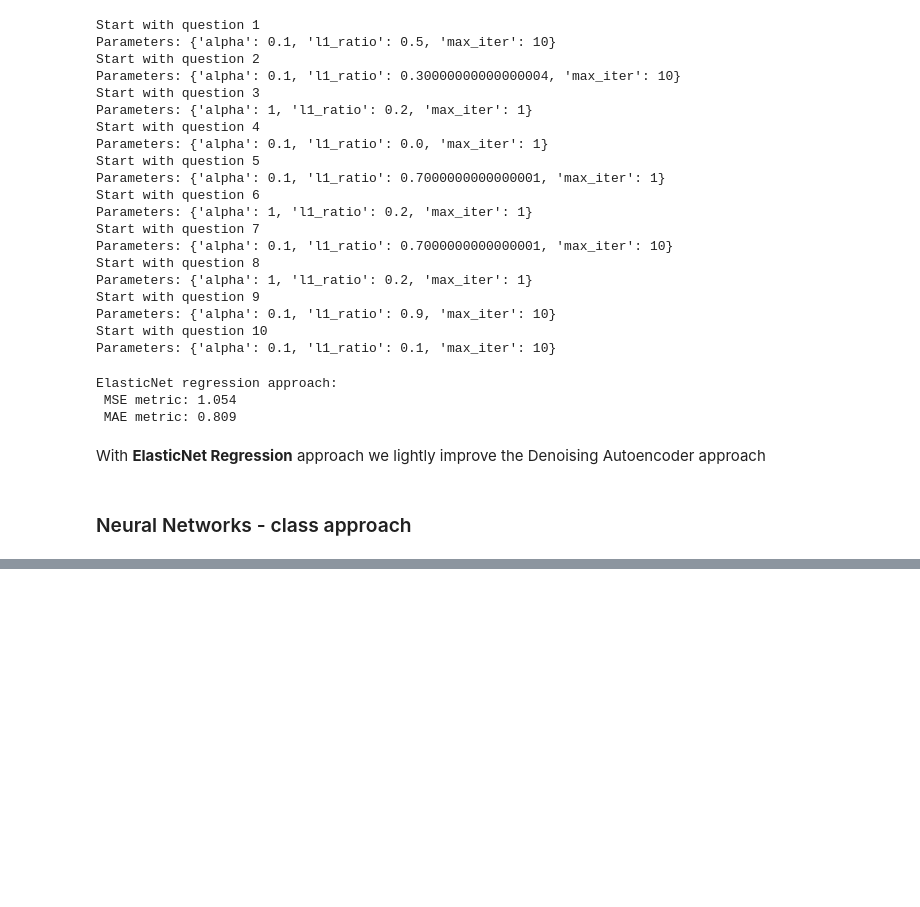
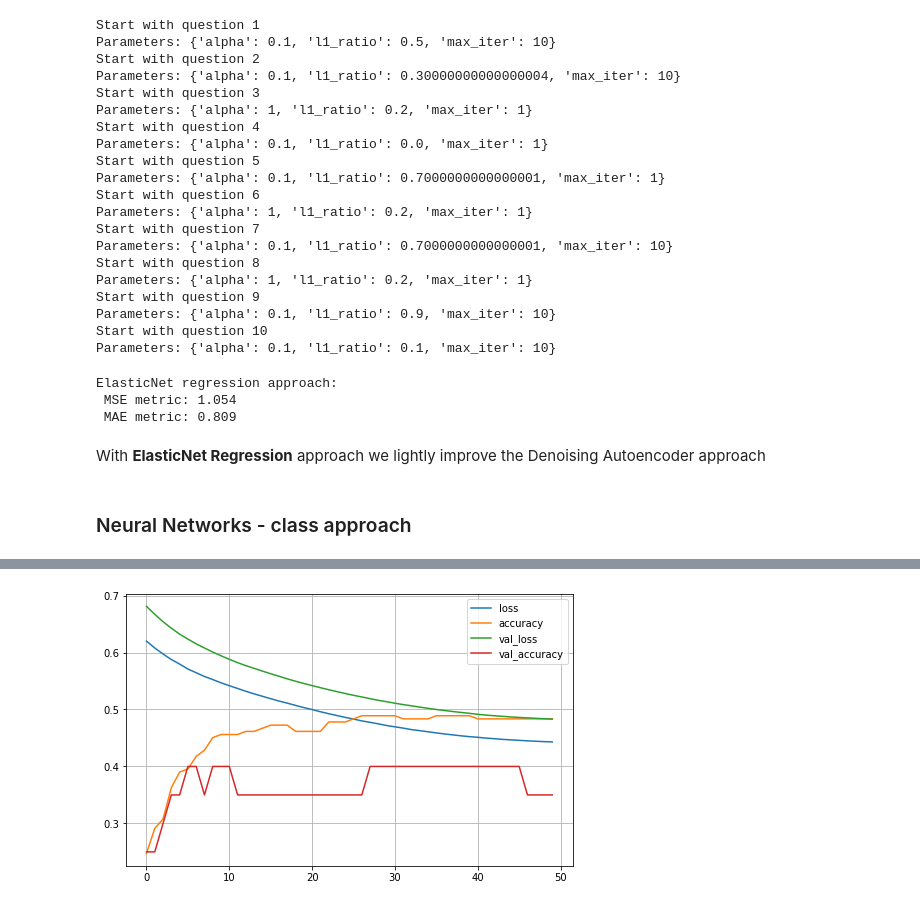
Before and after one commit to pierpaolododorico/five_personalities, a Jupyter notebook: notebook_project.ipynb, the cells around one changed output, grey strips where cells are left out. Drawn from its saved outputs; the diff is of its cells as text; code cells hidden in the pictures; blank space fills up the shorter version.

```diff
--- a/notebook_project.ipynb
+++ b/notebook_project.ipynb
@@ -605,0 +611,20 @@ _________________________________________________________________
+# %%
+tf.random.set_seed(42)
+
+model_2 = tf.keras.models.Sequential([
+    tf.keras.Input(shape=(10,)),
+    tf.keras.layers.Dense(16, activation="relu"),
+    tf.keras.layers.Dense(16, activation="relu"),
+    tf.keras.layers.Dense(5, activation="softmax")
+])
+
+model_2.compile(loss="binary_crossentropy",
+                optimizer=tf.keras.optimizers.Adam(learning_rate=1e-4),
+                metrics=["accuracy"])
+
+history_2 = model_2.fit(x_fake_smalltrain, x_real_smalltrain_encoded[1], epochs=50,
+                    validation_data=(x_fake_val, x_real_val_encoded[1]), verbose=False)
+
+plot_learning_acc_and_loss(history_2)
+# %% [output]
+[figure, added]
```
Also changed, not shown: parts of 23 cells of this notebook.
